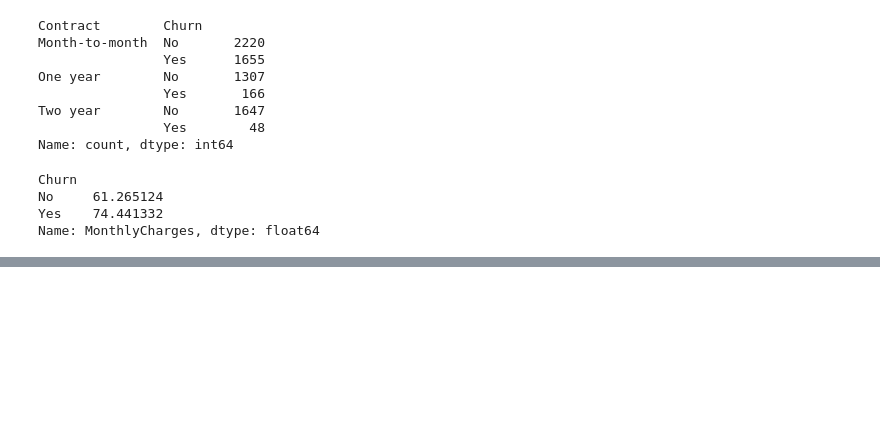
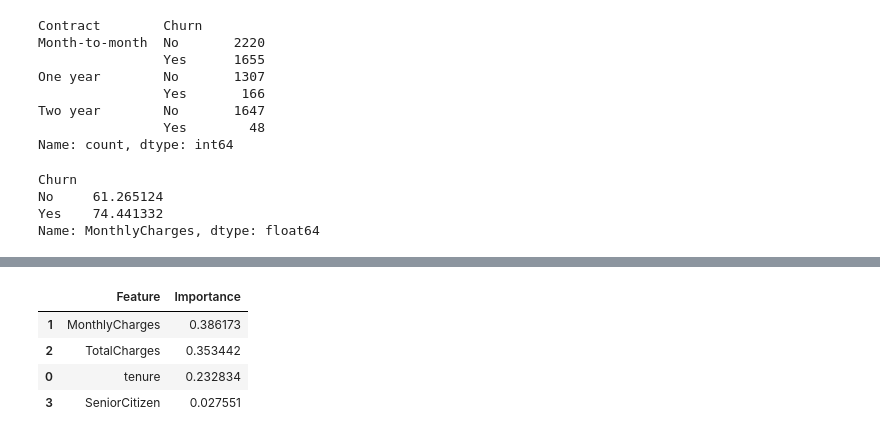
Before and after one commit to minal-codes/ProfitGuardAI, a Jupyter notebook: notebooks/churn_analysis.ipynb, the cells around one changed output, grey strips where cells are left out. Cells and saved outputs as stored; diff of their text form; code cells hidden in the pictures; blank space fills up the shorter version.

```diff
--- a/notebooks/churn_analysis.ipynb
+++ b/notebooks/churn_analysis.ipynb
@@ -95,0 +225,18 @@ Name: MonthlyCharges, dtype: float64
+# %%
+import pandas as pd
+
+importance = pd.DataFrame({
+    "Feature": X.columns,
+    "Importance": model.feature_importances_
+})
+
+importance.sort_values(
+    by="Importance",
+    ascending=False
+)
+# %% [output]
+|  | Feature | Importance |
+| 1 | MonthlyCharges | 0.386173 |
+| 2 | TotalCharges | 0.353442 |
+| 0 | tenure | 0.232834 |
+| 3 | SeniorCitizen | 0.027551 |
```
Also changed, not shown: parts of 20 cells of this notebook, 1 other file.
